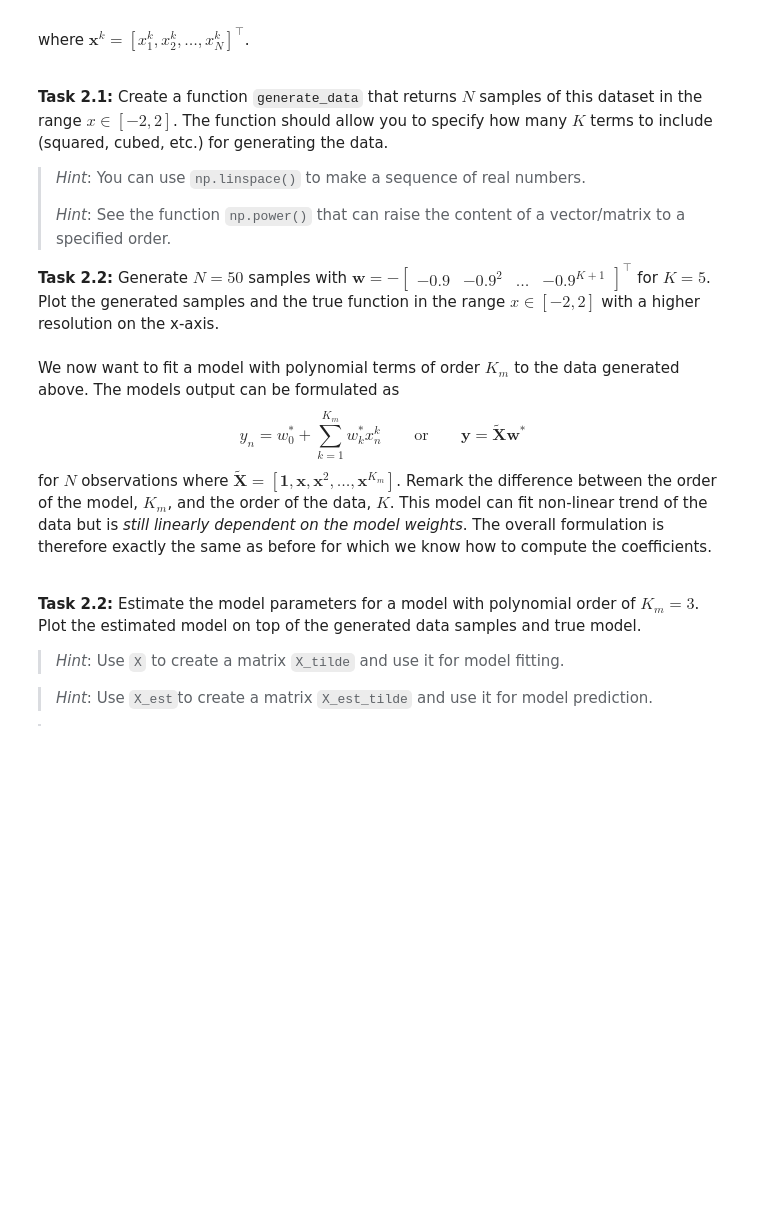
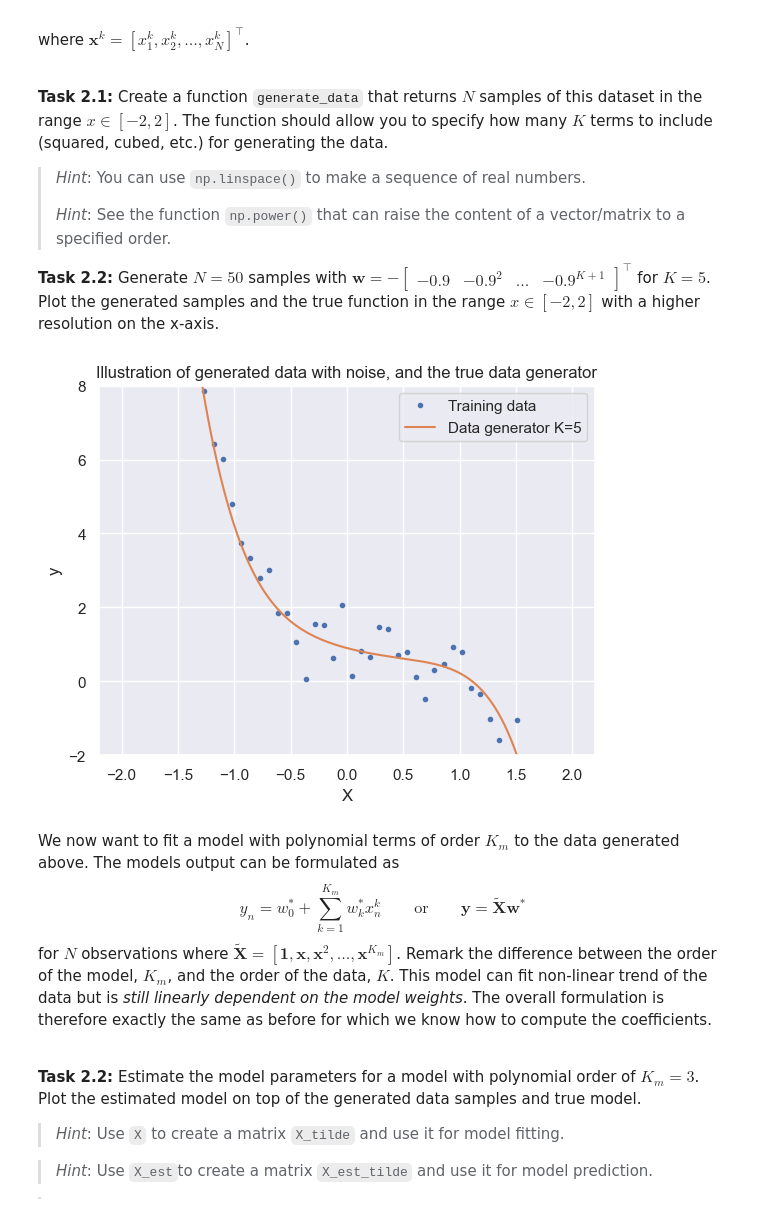
Before and after one commit to MagnusStarkadOttosen/02451_machine_learning, a Jupyter notebook: Week5/exercise5.ipynb, the cells around one changed output. Saved outputs shown, nothing was run; the diff lists cells and outputs as text; code cells hidden in the pictures; blank space fills up the shorter version.

```diff
--- a/Week5/exercise5.ipynb
+++ b/Week5/exercise5.ipynb
@@ -188,42 +200,58 @@ where $\boldsymbol{x}^{k}=\left[ x_1^{k}, x_2^{k}, \dots, x_N^{k}\right]^\top$.
 def generate_polynomial_data(w, K_data, eps_std, seed=0):
     np.random.seed(seed)
 
-    # YOUR CODE HERE
-    raise NotImplementedError()
+    ### BEGIN SOLUTION
+
+    # Generate dataset (with noise)
+    X = np.linspace(-2, 2, N).reshape(-1, 1)
+    # Apply polynomial transformation to X
+    X_transformed = np.power(X, range(1, K_data + 1))
+
+    # Generate noise
+    eps = eps_std * np.random.randn(N)
+
+    # Generate outputs based on the linear relation
+    y = w[0] + X_transformed @ w[1:] + eps
+    ### END SOLUTION
 
     return X, y, eps
 
 
 # Parameters
 N = 50                      # no of data objects to train a model
 K_data = 5                  # no of terms for data generator
 eps_std = 0.5  # noise parameters
 
 # Define the true parameter vector
-# YOUR CODE HERE
-raise NotImplementedError()
+### BEGIN SOLUTION
+w_true = -np.power(-0.9, range(1, K_data + 2))
+### END SOLUTION
 
 # Generate data with your function
 X, y, eps = generate_polynomial_data(w=w_true, K_data=K_data, eps_std=eps_std, seed=0)
 
 # Sampling 1000 points to visualize the true data and model
 N_est = 1000
 X_est = np.linspace(-2, 2, 1000).reshape(-1, 1)
 
 # Define the true data generator function, y_true (assuming no noise)
-# YOUR CODE HERE
-raise NotImplementedError()
+### BEGIN SOLUTION
+Xde = np.power(X_est, range(1, K_data + 1))
+y_true = w_true[0] + Xde @ w_true[1:]
+### END SOLUTION
 
 # Plot original data and the model output
 f = plt.figure()
 plt.title("Illustration of generated data with noise, and the true data generator")
 plt.plot(X, y, ".", label="Training data")
 plt.plot(X_est, y_true, "-", label=f"Data generator K={K_data}")
 plt.xlabel("X")
 plt.ylabel("y")
 plt.ylim(-2, 8)
 plt.legend()
 plt.show()
+# %% [output]
+[figure, added]
 # %% [markdown]
 We now want to fit a model with polynomial terms of order $K_{m}$ to the data generated above. The models output can be formulated as
 $$
```
Also changed, not shown: parts of 49 cells of this notebook, 8 other files.
